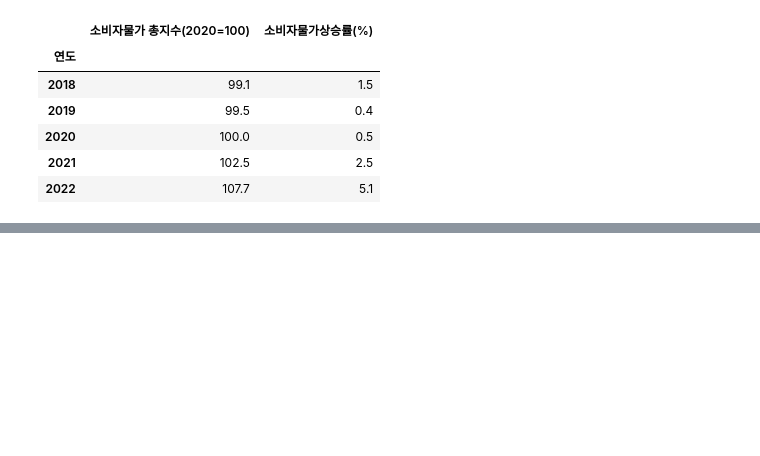
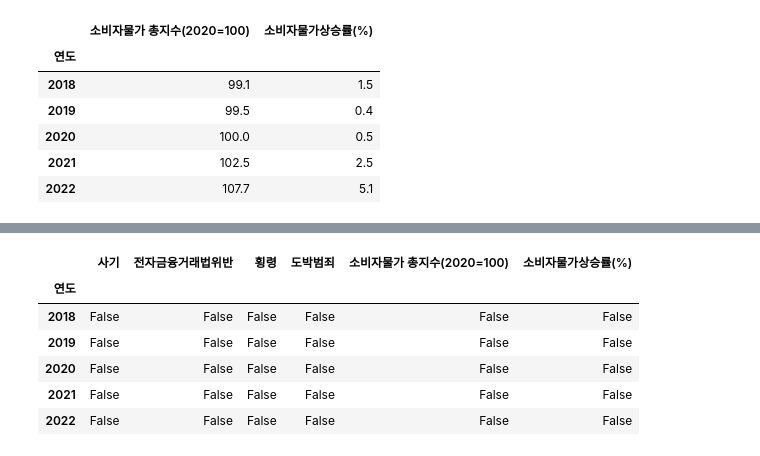
Before and after one commit to chan2-plc/data_police, a Jupyter notebook: Embezzlement(횡령).ipynb, the cells around one changed output, grey strips where cells are left out. Saved outputs shown, nothing was run; the diff lists cells and outputs as text; code cells hidden in the pictures; blank space fills up the shorter version.

```diff
--- a/Embezzlement(횡령).ipynb
+++ b/Embezzlement(횡령).ipynb
@@ -145,0 +149,10 @@ memory usage: 160.0+ bytes
+# %%
+finaldf.isnull()
+# %% [output]
+|  | 사기 | 전자금융거래법위반 | 횡령 | 도박범죄 | 소비자물가 총지수(2020=100) | 소비자물가상승률(%) |
+| 연도 |  |  |  |  |  |  |
+| 2018 | False | False | False | False | False | False |
+| 2019 | False | False | False | False | False | False |
+| 2020 | False | False | False | False | False | False |
+| 2021 | False | False | False | False | False | False |
+| 2022 | False | False | False | False | False | False |
```
Also changed, not shown: parts of 5 cells of this notebook.
